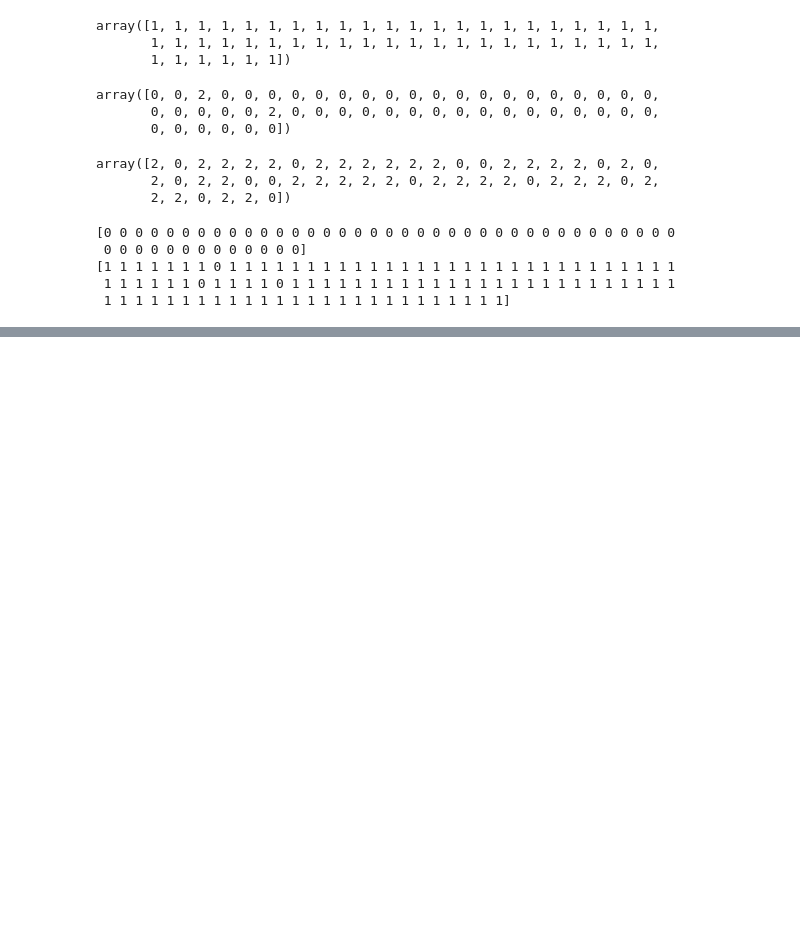
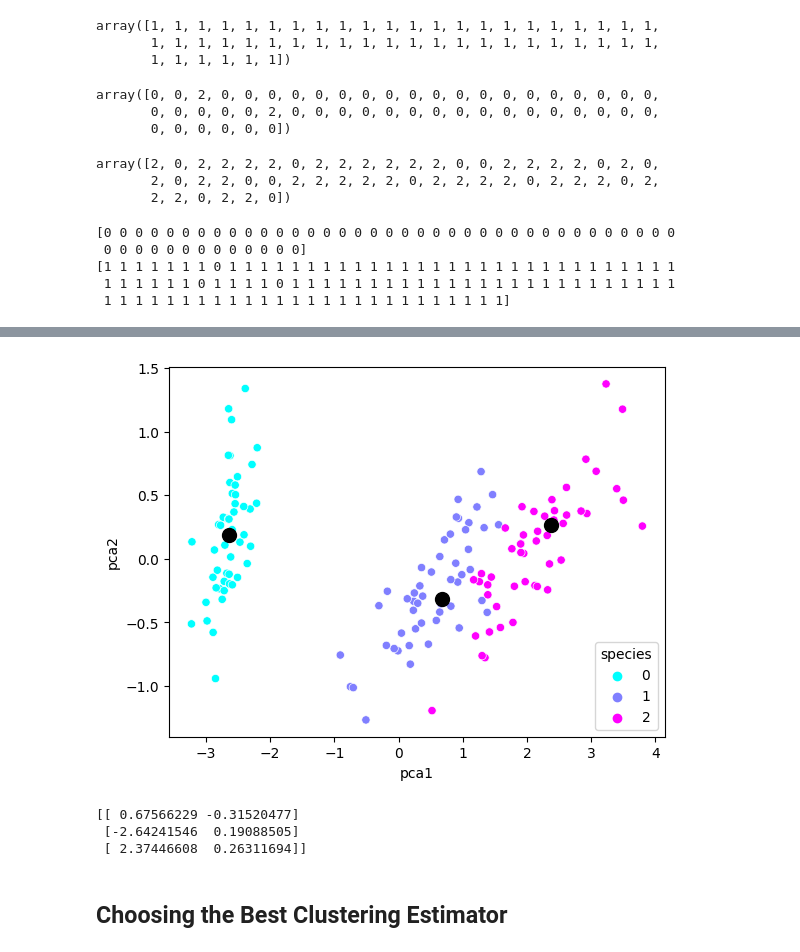
Before and after one commit to ShohrehShahsavari/Data-Analysis-And-Machine-Learning-Projects, a Jupyter notebook: 5. SkLearn Datasets/Sklearn-IrisDataset/Iris.ipynb, the cells around one changed output, grey strips where cells are left out. Cells and saved outputs as stored; diff of their text form; code cells hidden in the pictures; blank space fills up the shorter version.

Commit message:
choosing best clustering model for Irish dataset

```diff
--- a/5. SkLearn Datasets/Sklearn-IrisDataset/Iris.ipynb
+++ b/5. SkLearn Datasets/Sklearn-IrisDataset/Iris.ipynb
@@ -250,0 +276,14 @@ print(kmeans2.labels_[50:150])
+# %%
+axes= sns.scatterplot(data= df_pca, x= 'pca1', y= 'pca2', hue= 'species', legend= 'brief' , palette= 'cool')
+Iris_centers= pca.transform(kmeans.cluster_centers_)
+dots= plt.scatter(Iris_centers[:, 0], Iris_centers[:, 1], c='k', s=100)
+# %% [output]
+[figure, added]
+# %%
+print(Iris_centers)
+# %% [output]
+[[ 0.67566229 -0.31520477]
+ [-2.64241546  0.19088505]
+ [ 2.37446608  0.26311694]]
+# %% [markdown]
+## Choosing the Best Clustering Estimator
```
Also changed, not shown: parts of 10 cells of this notebook.
